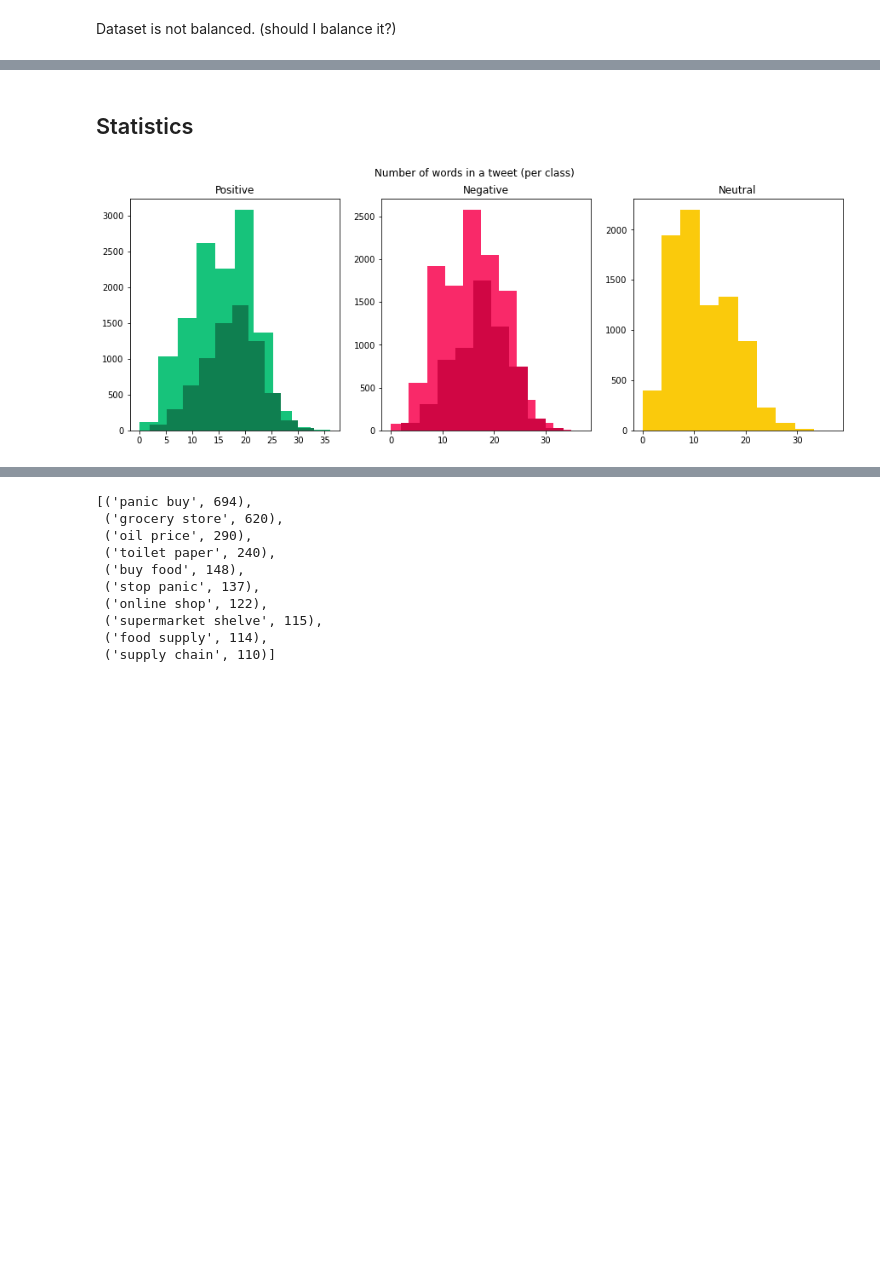
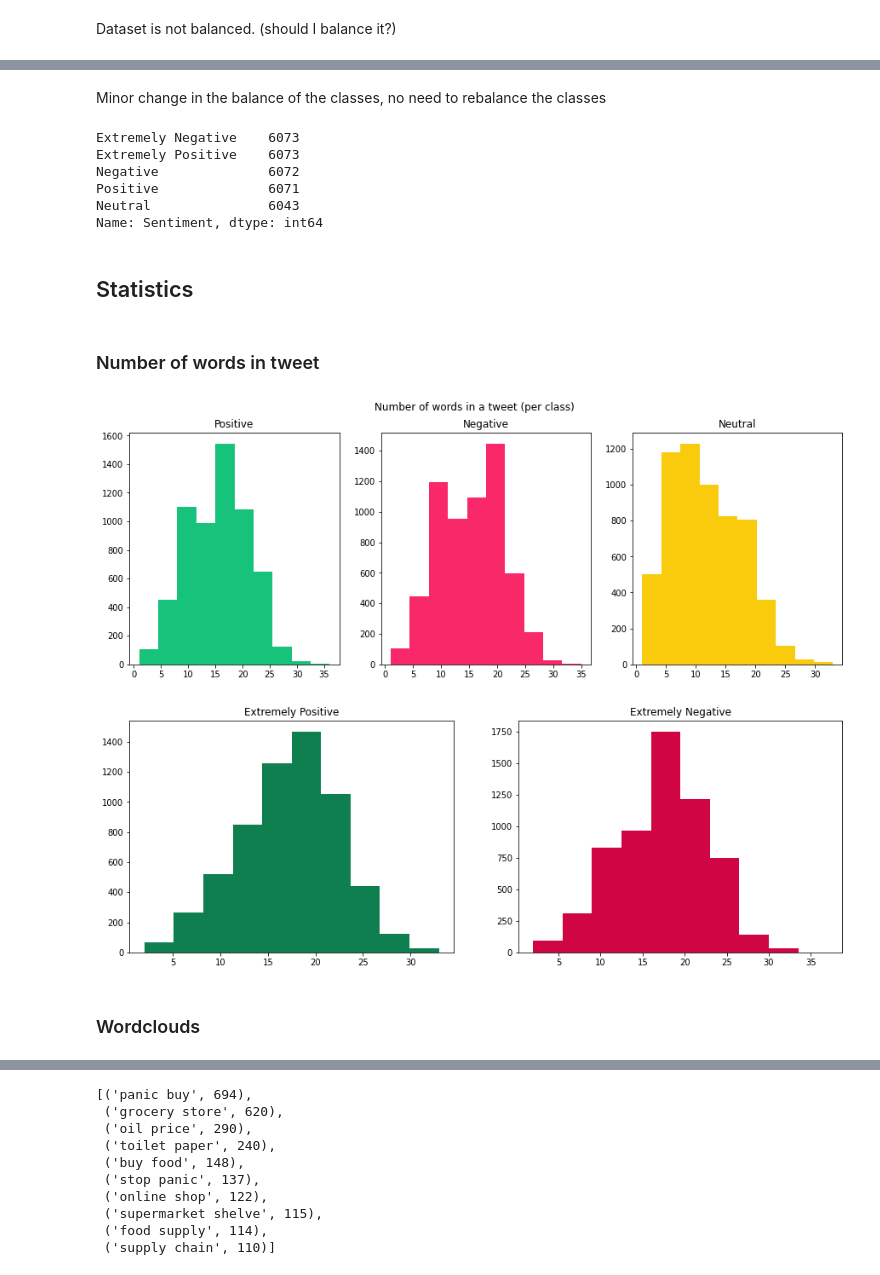
Before and after one commit to steliossid/covid19-classification, a Jupyter notebook: code.ipynb, the cells around one changed output, grey strips where cells are left out. Drawn from its saved outputs; the diff is of its cells as text; code cells hidden in the pictures; blank space fills up the shorter version.

```diff
--- a/code.ipynb
+++ b/code.ipynb
@@ -29,11 +32,12 @@ keep only useful columns, check for nulls, check if dataset is balanced, balance
 Dataset: https://www.kaggle.com/datatattle/covid-19-nlp-text-classification
 # %%
 # Read data and merge it into one dataset
-data = pd.read_csv("data.csv", encoding="latin")
+data = pd.read_csv("https://raw.githubusercontent.com/steliossid/covid19-classification/main/data.csv", encoding="latin")
+#data = pd.read_csv("data.csv", encoding="latin")
 
-whole_dataset=True
+not_whole_dataset = False
 
-if not whole_dataset:
+if not_whole_dataset:
     data = data.loc[:1000]
 data.head()
 # %% [output]
@@ -79,13 +94,13 @@ data.Sentiment.value_counts().plot(kind='bar');
 Dataset is not balanced. (should I balance it?)
 # %%
 # Balance dataset
-count_ExNeg = data.Sentiment.value_counts().min()
+count_min = data.Sentiment.value_counts().min()
 
 # Divide by class and Random undersampling without replacement
-df_Pos = data[data.Sentiment == "Positive"].sample(count_ExNeg)
-df_Neg = data[data.Sentiment == "Negative"].sample(count_ExNeg)
-df_Neu = data[data.Sentiment == "Neutral"].sample(count_ExNeg)
-df_ExPos = data[data.Sentiment == "Extremely Positive"].sample(count_ExNeg)
+df_Pos = data[data.Sentiment == "Positive"].sample(count_min)
+df_Neg = data[data.Sentiment == "Negative"].sample(count_min)
+df_Neu = data[data.Sentiment == "Neutral"].sample(count_min)
+df_ExPos = data[data.Sentiment == "Extremely Positive"].sample(count_min)
 df_ExNeg = data[data.Sentiment == "Extremely Negative"]
 
 data_balanced = pd.concat([df_Pos, df_Neg, df_Neu, df_ExPos, df_ExNeg], axis=0)
@@ -120,30 +138,54 @@ data.head()
+# %%
+is_empty = data_balanced.ProcessedTweet==""
+data_balanced = data_balanced[is_empty==False]
+# %% [markdown]
+Minor change in the balance of the classes, no need to rebalance the classes
+# %%
+data_balanced.Sentiment.value_counts()
+# %% [output]
+Extremely Negative    6073
+Extremely Positive    6073
+Negative              6072
+Positive              6071
+Neutral               6043
+Name: Sentiment, dtype: int64
+# %%
+data = data_balanced.copy()
 # %% [markdown]
 ## Statistics
+# %% [markdown]
+### Number of words in tweet
 # %%
 fig1,(ax1,ax2,ax3)=plt.subplots(1,3,figsize=(15,5))
+fig2,(ax4, ax5)=plt.subplots(1,2,figsize=(15,5))
 
 len_pos = data[data['Sentiment']=="Positive"]['ProcessedTweet'].str.split().map(lambda x: len(x))
 ax1.hist(len_pos, color='#17C37B')
 ax1.set_title('Positive')
 
 len_neg = data[data['Sentiment']=="Negative"]['ProcessedTweet'].str.split().map(lambda x: len(x))
 ax2.hist(len_neg, color='#F92969')
 ax2.set_title('Negative')
 
 len_neu = data[data['Sentiment']=="Neutral"]['ProcessedTweet'].str.split().map(lambda x: len(x))
 ax3.hist(len_neu, color='#FACA0C')
 ax3.set_title('Neutral')
 
 len_expos = data[data['Sentiment']=="Extremely Positive"]['ProcessedTweet'].str.split().map(lambda x: len(x))
-ax1.hist(len_expos, color='#0f7f50')
+ax4.hist(len_expos, color='#0f7f50')
+ax4.set_title('Extremely Positive')
 
 len_exneg = data[data['Sentiment']=="Extremely Negative"]['ProcessedTweet'].str.split().map(lambda x: len(x))
-ax2.hist(len_exneg, color='#d00644')
+ax5.hist(len_exneg, color='#d00644')
+ax5.set_title('Extremely Negative')
 
 fig1.suptitle('Number of words in a tweet (per class)')
 plt.show()
 # %% [output]
-[figure, old version]
+[figure, new version]
+[figure, added]
+# %% [markdown]
+### Wordclouds
 # %%
 def create_wordlist(sentiment):
     wordlist=[]
```
Also changed, not shown: parts of 35 cells of this notebook.
